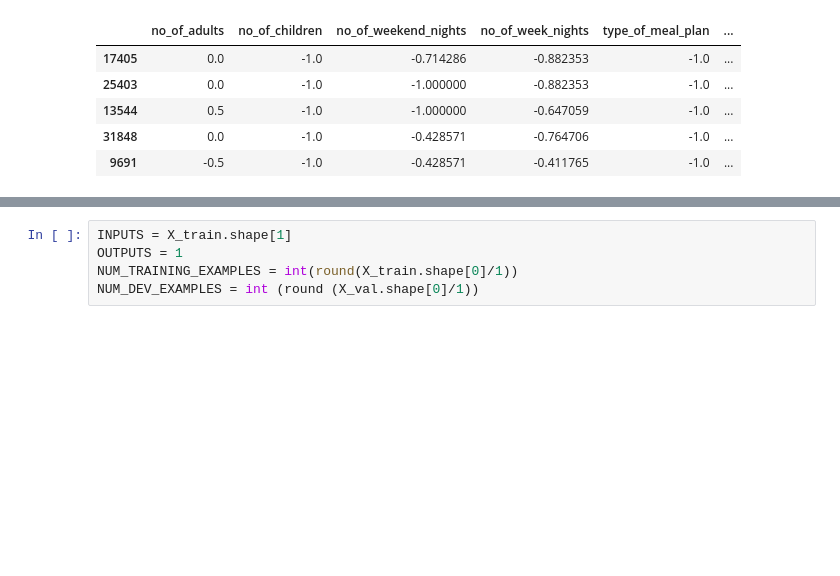
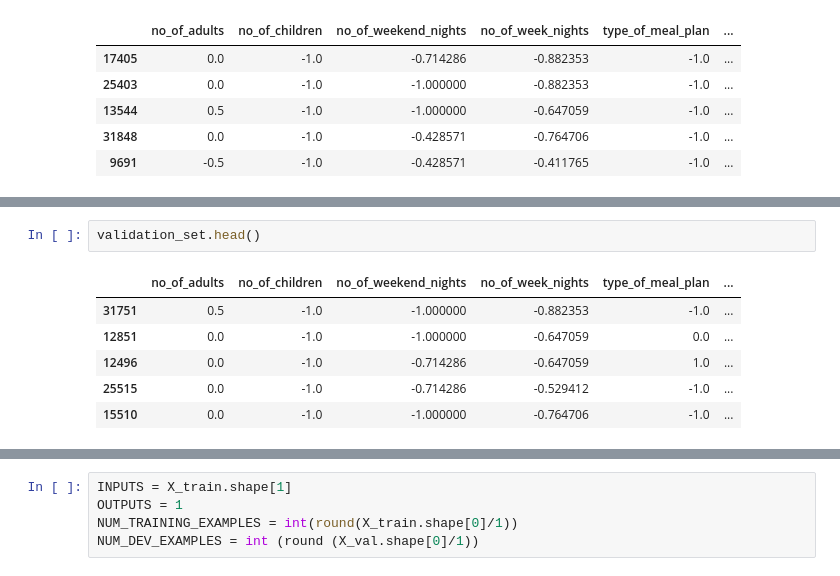
Before and after one commit to SergioArroni/DL, a Jupyter notebook: main.ipynb, the cells around one changed output, grey strips where cells are left out. Saved outputs shown, nothing was run; the diff lists cells and outputs as text; blank space fills up the shorter version.

```diff
--- a/main.ipynb
+++ b/main.ipynb
@@ -62,0 +81,9 @@ X_test, X_val, y_test, y_val = train_test_split(X_test, y_test, test_size=0.5)
+# %%
+validation_set.head()
+# %% [output]
+|  | no_of_adults | no_of_children | no_of_weekend_nights | no_of_week_nights | type_of_meal_plan | ... |
+| 31751 | 0.5 | -1.0 | -1.000000 | -0.882353 | -1.0 | ... |
+| 12851 | 0.0 | -1.0 | -1.000000 | -0.647059 | 0.0 | ... |
+| 12496 | 0.0 | -1.0 | -0.714286 | -0.647059 | 1.0 | ... |
+| 25515 | 0.0 | -1.0 | -0.714286 | -0.529412 | -1.0 | ... |
+| 15510 | 0.0 | -1.0 | -1.000000 | -0.764706 | -1.0 | ... |
```
Also changed, not shown: parts of 16 cells of this notebook, 3 other files.
